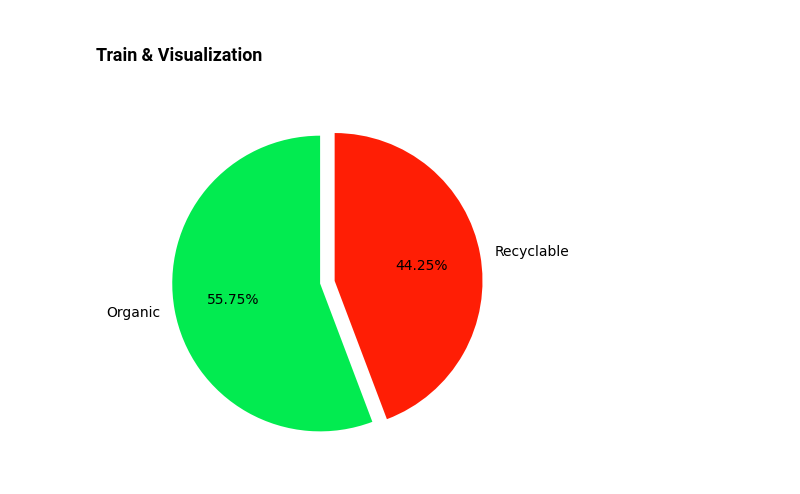
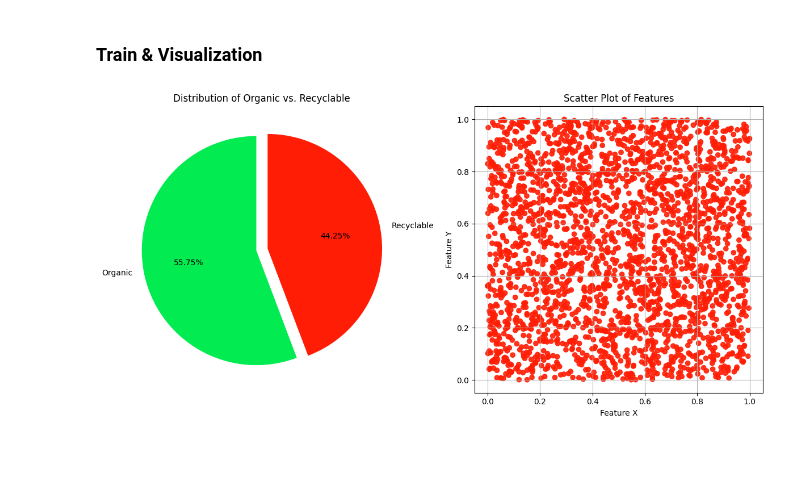
Before and after one commit to SoumodeepDas2004/AICTE-intership-To-develop-a-CNN-model-to-classify-images-of-plastic-waste-into-different-categories, a Jupyter notebook: wasteclassificationweek1.ipynb, the cells around one changed output. Drawn from its saved outputs; the diff is of its cells as text; code cells hidden in the pictures; blank space fills up the shorter version.

```diff
--- a/wasteclassificationweek1.ipynb
+++ b/wasteclassificationweek1.ipynb
@@ -26,3 +24,7 @@ test_path="DATASET\TRAIN"
+# %%
+train_path = os.path.normpath("DATASET/TEST")
+test_path = os.path.normpath("DATASET/TRAIN")
+#os.path.normpath()-> will remove  os specific path finding errors if there any
 # %% [markdown]
 ### Train & Visualization
 # %%
@@ -33,15 +35,51 @@ x_data=[]
 y_data=[]
 for category in glob(train_path+'/*'):
     for file in tqdm(glob(category+'/*')):
-        img_array=cv2.imread(file)
-        img_array=cv2.cvtColor(img_array,cv2.COLOR_BGR2RGB)
-        x_data.append(img_array)
-        y_data.append(category.split('/')[-1])
+        #using try except to handel errors without intrupting the code execution
+        try:
+            img_array=cv2.imread(file)
+            img_array=cv2.cvtColor(img_array,cv2.COLOR_BGR2RGB)
+            img_array=cv2.resize(img_array, (200, 100))#Image Resizing: Ensures consistent input dimensions for models.
+
+            x_data.append(img_array)
+            y_data.append(category.split('/')[-1])
+        except Exception as e:
+            print(f"Error occured as : {e}")
+
+#creating data base from train data
 data=pd.DataFrame({'image':x_data,'label':y_data})
-# %%
-# giving shape
-colors = ["#02eb50", "#ff1e05"]
-plt.pie(data.label.value_counts(), labels = ["Organic","Recyclable"], autopct = '%0.2f%%', colors = colors, startangle = 90, explode = [0.05, 0.05] ) #explode is optional
-plt.show()
-# %% [output]
-[figure, removed]
+# %%
+
+
+# Pie Chart
+colors = ["#02eb50", "#ff1e05"]
+plt.figure(figsize=(12, 6))  # Set figure size to fit both plots
+
+plt.subplot(1, 2, 1)  # First subplot (1 row, 2 columns, 1st plot)
+plt.title("Distribution of Organic vs. Recyclable")
+plt.pie(
+    data.label.value_counts(),
+    labels=["Organic", "Recyclable"],
+    autopct='%0.2f%%',
+    colors=colors,
+    startangle=90,
+    explode=[0.05, 0.05]
+)
+
+# Scatter Plot
+# Generating random data for demonstration (replace with actual feature data)
+scatter_x = np.random.rand(len(data))  # Random X values
+scatter_y = np.random.rand(len(data))  # Random Y values
+scatter_colors = ['#02eb50' if label == 0 else '#ff1e05' for label in data.label]
+
+plt.subplot(1, 2, 2)  # Second subplot (1 row, 2 columns, 2nd plot)
+plt.title("Scatter Plot of Features")
+plt.scatter(scatter_x, scatter_y, c=scatter_colors, alpha=0.9)
+plt.xlabel("Feature X")
+plt.ylabel("Feature Y")
+plt.grid(True)
+
+plt.tight_layout()  # Adjust layout to prevent overlap
+plt.show()
+# %% [output]
+[figure, added]
```
Also changed, not shown: parts of 2 cells of this notebook.
